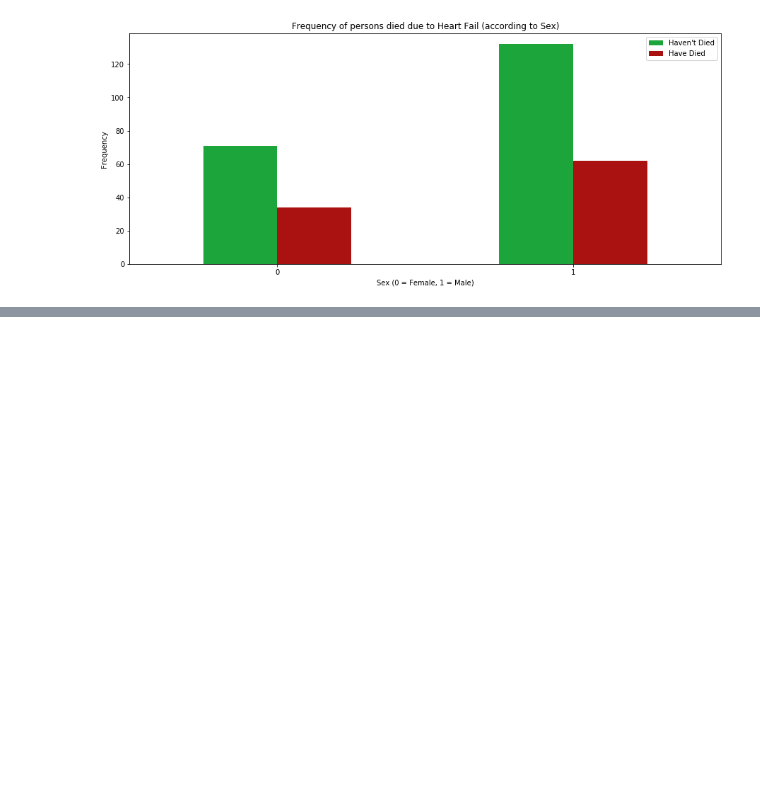
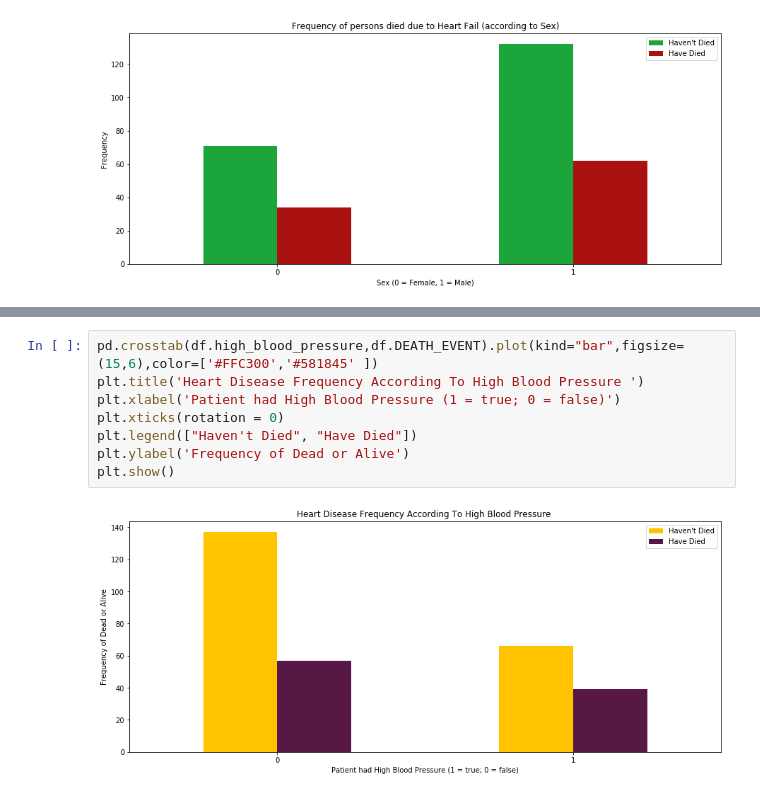
Before and after one commit to AngshuBh10/Heart-Disease-Classification-Model, a Jupyter notebook: Deceased due to heart fail classification.ipynb, the cells around one changed output, grey strips where cells are left out. Drawn from its saved outputs; the diff is of its cells as text; blank space fills up the shorter version.

```diff
--- a/Deceased due to heart fail classification.ipynb
+++ b/Deceased due to heart fail classification.ipynb
@@ -124,0 +151,10 @@ plt.show()
+# %%
+pd.crosstab(df.high_blood_pressure,df.DEATH_EVENT).plot(kind="bar",figsize=(15,6),color=['#FFC300','#581845' ])
+plt.title('Heart Disease Frequency According To High Blood Pressure ')
+plt.xlabel('Patient had High Blood Pressure (1 = true; 0 = false)')
+plt.xticks(rotation = 0)
+plt.legend(["Haven't Died", "Have Died"])
+plt.ylabel('Frequency of Dead or Alive')
+plt.show()
+# %% [output]
+[figure, added]
```
Also changed, not shown: parts of 6 cells of this notebook.
